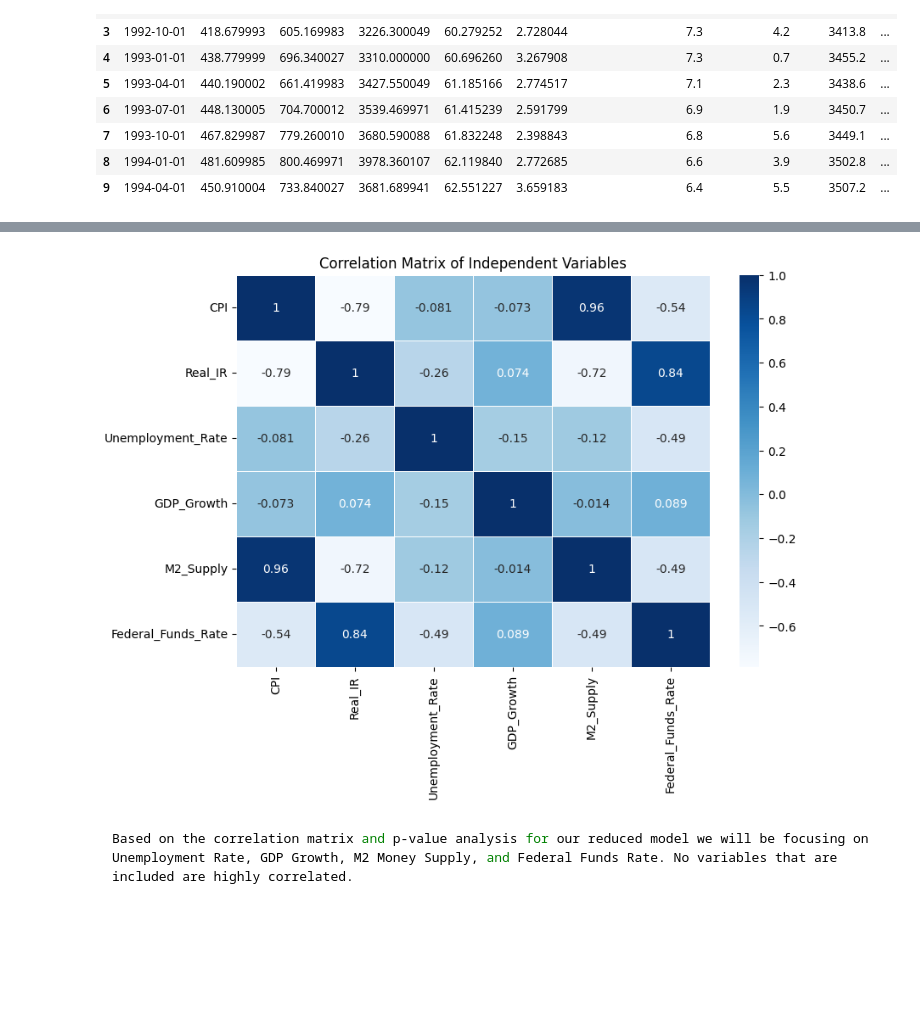
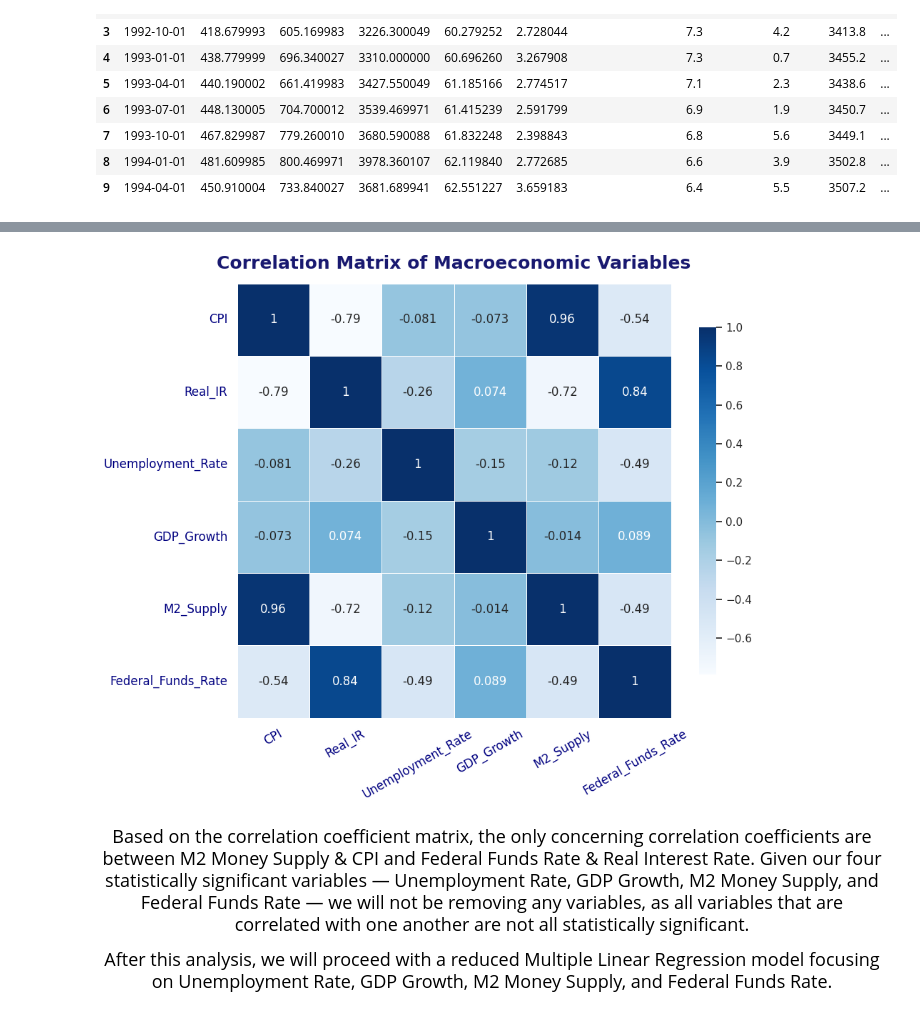
Before and after one commit to allarde2/Macroeconomic-Factors-Stock-Maket-Performance-CMSE-202-final-project-, a Jupyter notebook: multiple/Nasdaq Multiple.ipynb, the cells around one changed output, grey strips where cells are left out. Saved outputs shown, nothing was run; the diff lists cells and outputs as text; code cells hidden in the pictures; blank space fills up the shorter version.

````diff
--- a/multiple/Nasdaq Multiple.ipynb
+++ b/multiple/Nasdaq Multiple.ipynb
@@ -84,18 +124,37 @@ Federal Funds Rate (coefficient = 120.558): A one unit increase in federal funds
 # %%
-# correlation matrix to define colinearity
-
+# Correlation matrix to define collinearity
 corr_matrix = data[['CPI', 'Real_IR', 'Unemployment_Rate', 'GDP_Growth', 'M2_Supply', 'Federal_Funds_Rate']].corr()
 
-plt.figure(figsize=(9, 6))
-sns.heatmap(corr_matrix, annot = True, cmap = 'Blues', linewidths = 0.5)
-plt.title('Correlation Matrix of Independent Variables')
+# consulted gen ai for plot aesthetics & suppress warnings
+import logging
+logging.getLogger('matplotlib.font_manager').setLevel(logging.ERROR)
+plt.figure(figsize = (10, 8))
+sns.set(font = 'Times New Roman')
+
+sns.heatmap(corr_matrix,
+            annot = True,
+            cmap = 'Blues',
+            linewidths = 0.5,
+            linecolor = 'white',
+            square = True,
+            cbar_kws = {'shrink': 0.8},
+            annot_kws = {"size": 12})
+
+plt.title('Correlation Matrix of Macroeconomic Variables', fontsize = 18, fontweight = 'bold', color = 'midnightblue', pad = 15)
+plt.xticks(rotation = 30, fontsize = 12, color = 'navy')
+plt.yticks(rotation = 0, fontsize = 12, color = 'navy')
+plt.tight_layout()
 plt.show()
 # %% [output]
-[figure, old version]
+[figure, new version]
 # %% [markdown]
-```bash
-Based on the correlation matrix and p-value analysis for our reduced model we will be focusing on Unemployment Rate, GDP Growth, M2 Money Supply, and Federal Funds Rate. No variables that are included are highly correlated.
-```
+<p style="font-family: 'Times New Roman'; font-size: 18px; text-align: center; color: black;">
+  Based on the correlation coefficient matrix, the only concerning correlation coefficients are between M2 Money Supply & CPI and Federal Funds Rate & Real Interest Rate. Given our four statistically significant variables — Unemployment Rate, GDP Growth, M2 Money Supply, and Federal Funds Rate — we will not be removing any variables, as all variables that are correlated with one another are not all statistically significant.
+</p>
+
+<p style="font-family: 'Times New Roman'; font-size: 18px; text-align: center; color: black;">
+  After this analysis, we will proceed with a reduced Multiple Linear Regression model focusing on Unemployment Rate, GDP Growth, M2 Money Supply, and Federal Funds Rate.
+</p>
 # %%
 # Identifying dependent and independent variables for reduced model
 independent_variables_reduced = ['Unemployment_Rate', 'GDP_Growth', 'M2_Supply', 'Federal_Funds_Rate']
````
Also changed, not shown: parts of 16 cells of this notebook, 3 other files.
